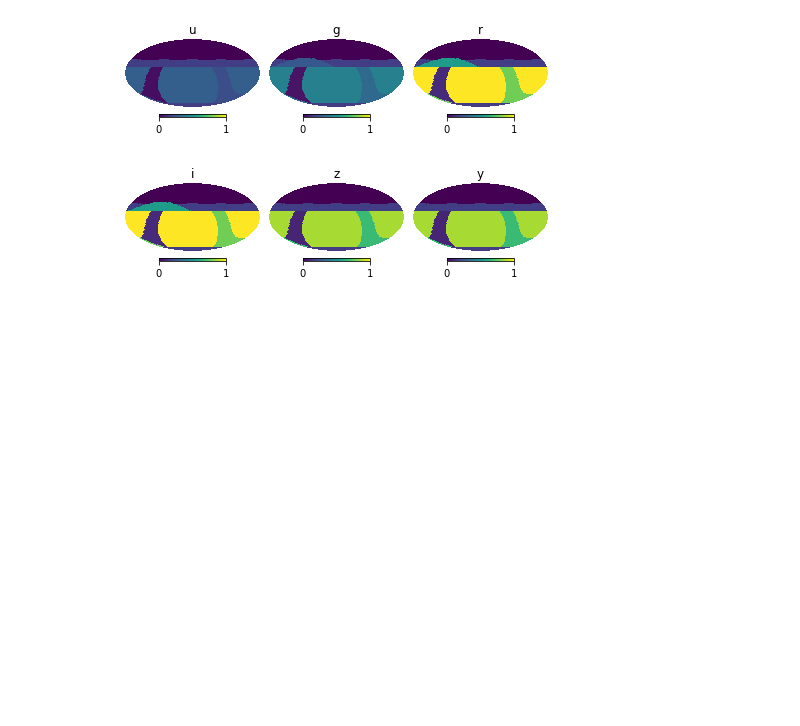
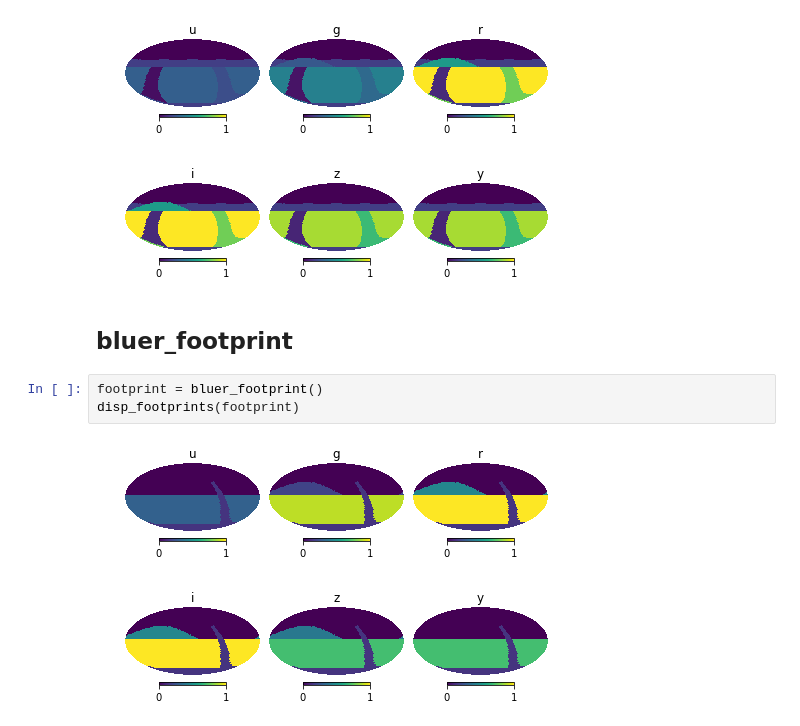
Before and after one commit to lsst-sims/sims_featureScheduler_runs, a Jupyter notebook: footprints/viz_footprints.ipynb, the cells around one changed output. Cells and saved outputs as stored; diff of their text form; blank space fills up the shorter version.

Commit message:
trying out bluer footprint

```diff
--- a/footprints/viz_footprints.ipynb
+++ b/footprints/viz_footprints.ipynb
@@ -52,3 +52,10 @@ footprint = newB()
 disp_footprints(footprint)
 # %% [output]
 [figure]
+# %% [markdown]
+## bluer_footprint
+# %%
+footprint = bluer_footprint()
+disp_footprints(footprint)
+# %% [output]
+[figure, added]
```
Also changed, not shown: 4 other files.
